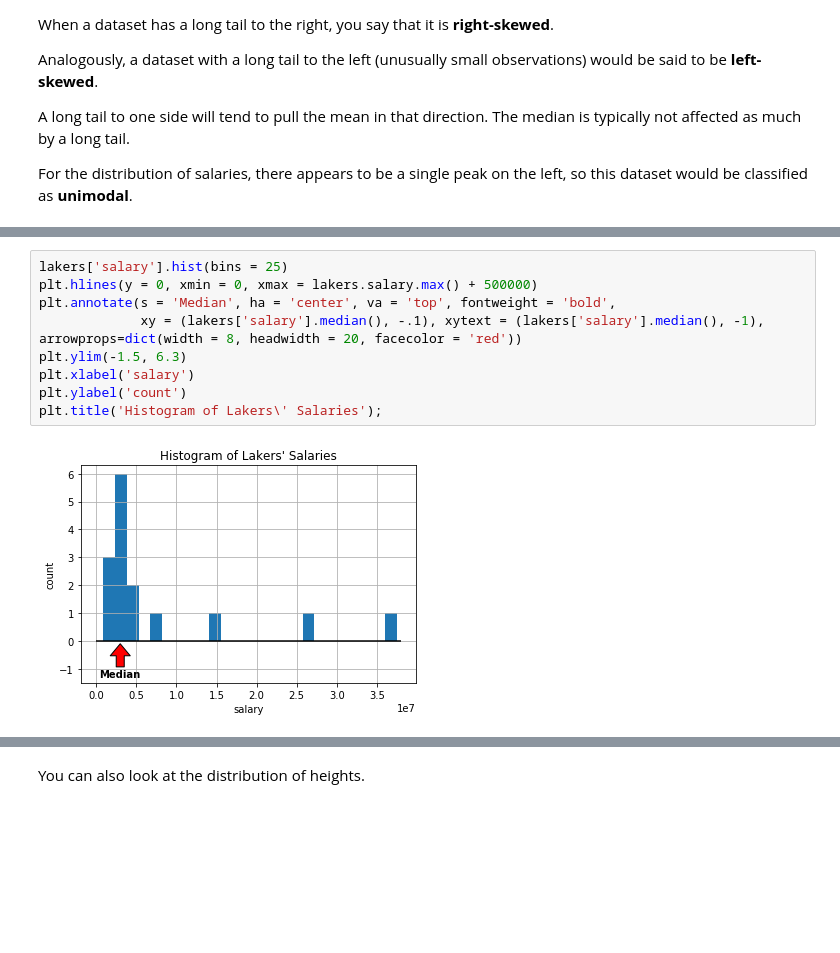
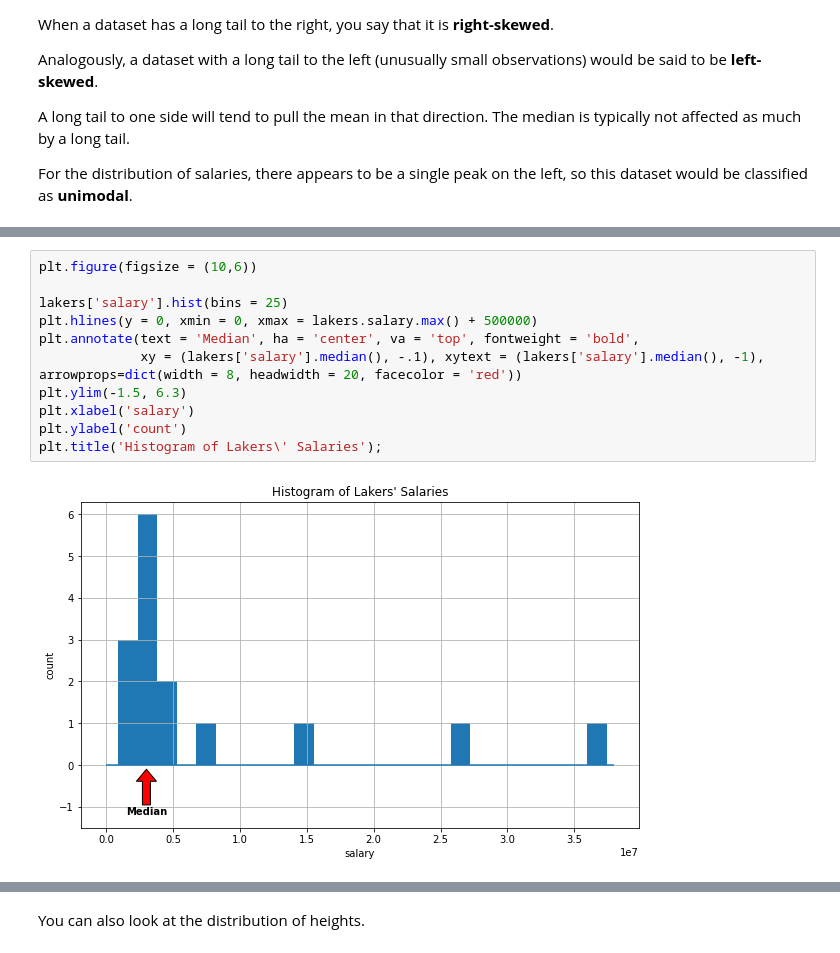
Before and after one commit to NSS-Data-Instructional-Stuff/stats-for-data-science, a Jupyter notebook: notebooks/Notebook_01_Exploratory_Data_Analysis_Part_1_Single_Variable.ipynb, the cells around one changed output, grey strips where cells are left out. Drawn from its saved outputs; the diff is of its cells as text; blank space fills up the shorter version.

```diff
--- a/notebooks/Notebook_01_Exploratory_Data_Analysis_Part_1_Single_Variable.ipynb
+++ b/notebooks/Notebook_01_Exploratory_Data_Analysis_Part_1_Single_Variable.ipynb
@@ -251,12 +353,14 @@ plt.title('Histogram of Lakers\' Salaries');
 # %%
+plt.figure(figsize = (10,6))
+
 lakers['salary'].hist(bins = 25)
 plt.hlines(y = 0, xmin = 0, xmax = lakers.salary.max() + 500000)
-plt.annotate(s = 'Median', ha = 'center', va = 'top', fontweight = 'bold',
+plt.annotate(text = 'Median', ha = 'center', va = 'top', fontweight = 'bold',
              xy = (lakers['salary'].median(), -.1), xytext = (lakers['salary'].median(), -1), arrowprops=dict(width = 8, headwidth = 20, facecolor = 'red'))
 plt.ylim(-1.5, 6.3)
 plt.xlabel('salary')
 plt.ylabel('count')
 plt.title('Histogram of Lakers\' Salaries');
 # %% [output]
-[figure, old version]
+[figure, new version]
 # %%
```
Also changed, not shown: parts of 133 cells of this notebook, 2 other files.
